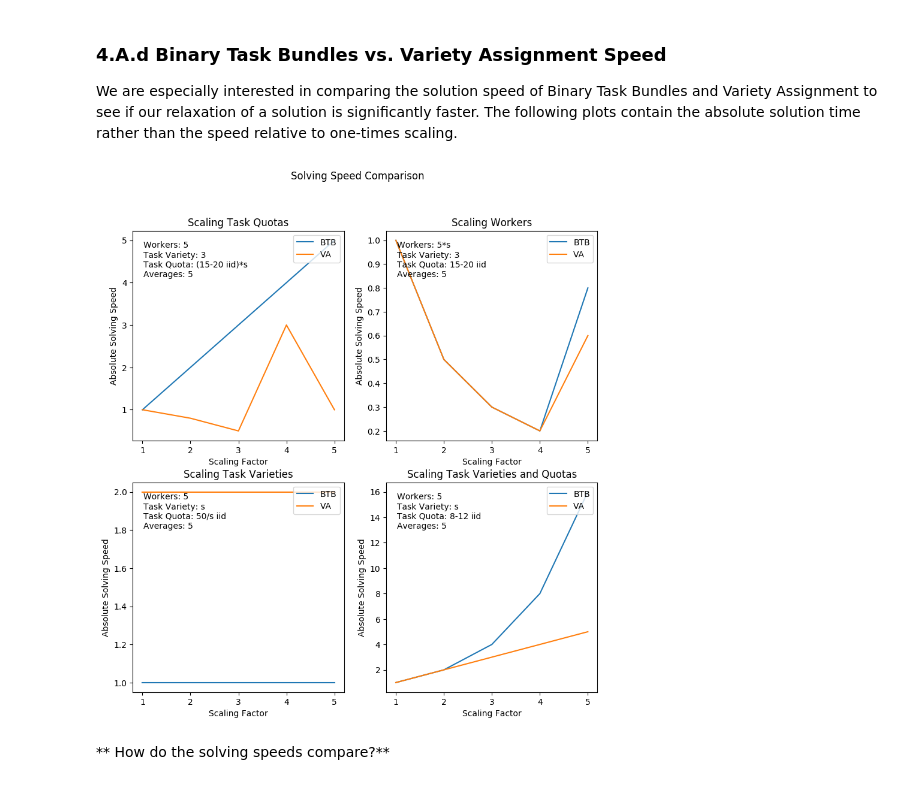
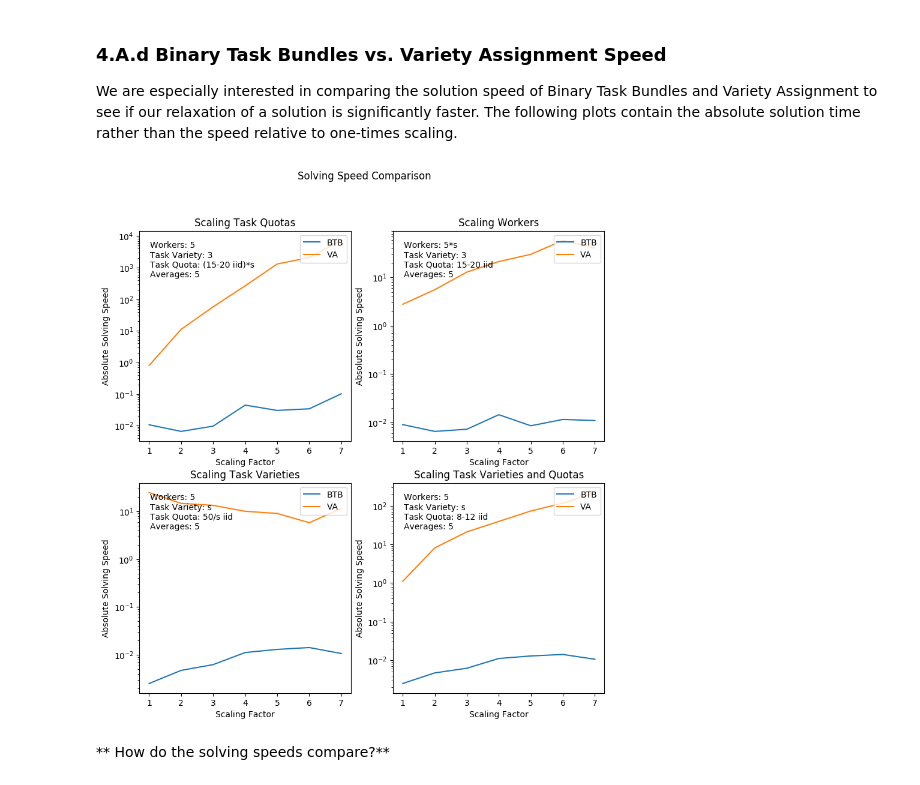
Before and after one commit to erinzm/ece524project, a Jupyter notebook: project.ipynb, the cells around one changed output. Drawn from its saved outputs; the diff is of its cells as text; code cells hidden in the pictures.

```diff
--- a/project.ipynb
+++ b/project.ipynb
@@ -609,52 +609,52 @@ We are especially interested in comparing the solution speed of Binary Task Bund
 # %%
 ### Binary Task Bundles ###
 # Scaling tasks
-BTB1=[1 2 3 4 5]
+BTB1=[0.0107128, 0.00660782, 0.00971184, 0.0448559, 0.0304382, 0.0342438, 0.102228]
 #Scaling of workers
-BTB2=[1 .5 .3 .2 .8]
+BTB2=[0.00899849, 0.00650749, 0.00720901, 0.0144176, 0.00850754, 0.0115124, 0.0109135]
 # Scaling Task Variety, constant # of tasks
-BTB3=[1 1 1 1 1]
+BTB3=[0.00290298, 0.00420532, 0.00460625, 0.00610542, 0.0119122, 0.00510139, 0.00490608]
 #scaling Task variety and tasks
-BTB4=[1 2 4 8 16]
+BTB4=BTB3=[0.0025013, 0.00470428, 0.00620728, 0.0111115, 0.0129139, 0.0141155, 0.0106106]
 
 ### Variety Assignment ###
 # Scaling tasks
-VA1=[1 0.8 0.5 3 1]
+VA1=[0.805015, 11.2084, 57.7186, 266.525, 1307.57, 2083.81, 7273.37]
 #Scaling of workers
-VA2=[1 .5 .3 .2 .6]
+VA2=[2.78291, 5.57686, 12.8799, 21.2747, 30.0995, 58.3202, 40.5689]
 # Scaling Task Variety, constant # of tasks
-VA3=[2 2 2 2 2]
+VA3=[24.6548, 14.6058, 13.2943, 9.97754, 8.99915, 5.76513, 11.4116]
 #scaling Task variety and tasks
-VA4=[1 2 3 4 5]
+VA4=[1.10657, 8.09846, 21.0209, 39.2351, 73.1165, 116.572, 219.893]
 
-n = 5
+n = 7
 
 fig = figure("pyplot_subplot_mixed",figsize=(10,10)) # Create a new blank figure
-subplot(221); p1 = plot(1:n,BTB1', label="BTB"); p1=plot(1:n, VA1', label="VA"); legend(loc="upper right")
+subplot(221); p1 = semilogy(1:n,BTB1, label="BTB"); p1=semilogy(1:n, VA1, label="VA"); legend(loc="upper right")
 title("Scaling Task Quotas"); xlabel("Scaling Factor"); ylabel("Absolute Solving Speed")
 annotate("Workers: 5 \nTask Variety: 3 \nTask Quota: (15-20 iid)*s \nAverages: 5",
            xy=[0.05;0.95], xycoords="axes fraction", ha="left",va="top")
 
-subplot(222); p2=plot(1:n, BTB2', label="BTB"); p2=plot(1:n, VA2', label="VA"); legend(loc="upper right")
+subplot(222); p2=semilogy(1:n, BTB2, label="BTB"); p2=semilogy(1:n, VA2, label="VA"); legend(loc="upper right")
 title("Scaling Workers"); xlabel("Scaling Factor"); ylabel("Absolute Solving Speed")
 annotate("Workers: 5*s \nTask Variety: 3 \nTask Quota: 15-20 iid \nAverages: 5",
            xy=[0.05;0.95], xycoords="axes fraction", ha="left",va="top")
 
-subplot(223); p3=plot(1:n, BTB3', label="BTB"); p3=plot(1:n, VA3', label="VA"); legend(loc="upper right")
+subplot(223); p3=semilogy(1:n, BTB3, label="BTB"); p3=semilogy(1:n, VA3, label="VA"); legend(loc="upper right")
 title("Scaling Task Varieties"); xlabel("Scaling Factor"); ylabel("Absolute Solving Speed")
 annotate("Workers: 5 \nTask Variety: s \nTask Quota: 50/s iid \nAverages: 5",
            xy=[0.05;0.95], xycoords="axes fraction", ha="left",va="top")
 
-subplot(224); p4=plot(1:n, BTB4', label="BTB"); p4=plot(1:n, VA4', label="VA"); legend(loc="upper right")
+subplot(224); p4=semilogy(1:n, BTB4, label="BTB"); p4=semilogy(1:n, VA4, label="VA"); legend(loc="upper right")
 title("Scaling Task Varieties and Quotas"); xlabel("Scaling Factor"); ylabel("Absolute Solving Speed")
 annotate("Workers: 5 \nTask Variety: s \nTask Quota: 8-12 iid \nAverages: 5",
            xy=[0.05;0.95], xycoords="axes fraction", ha="left",va="top")
 
 suptitle("Solving Speed Comparison")
 fig[:canvas][:draw]() # Update the figure
 gcf(); # Needed for IJulia to plot inline
 # %% [output]
-[figure, old version]
+[figure, new version]
 # %% [markdown]
 ** How do the solving speeds compare?**
 # %% [markdown]
```
Also changed, not shown: parts of 1 cell of this notebook, 1 other file.
